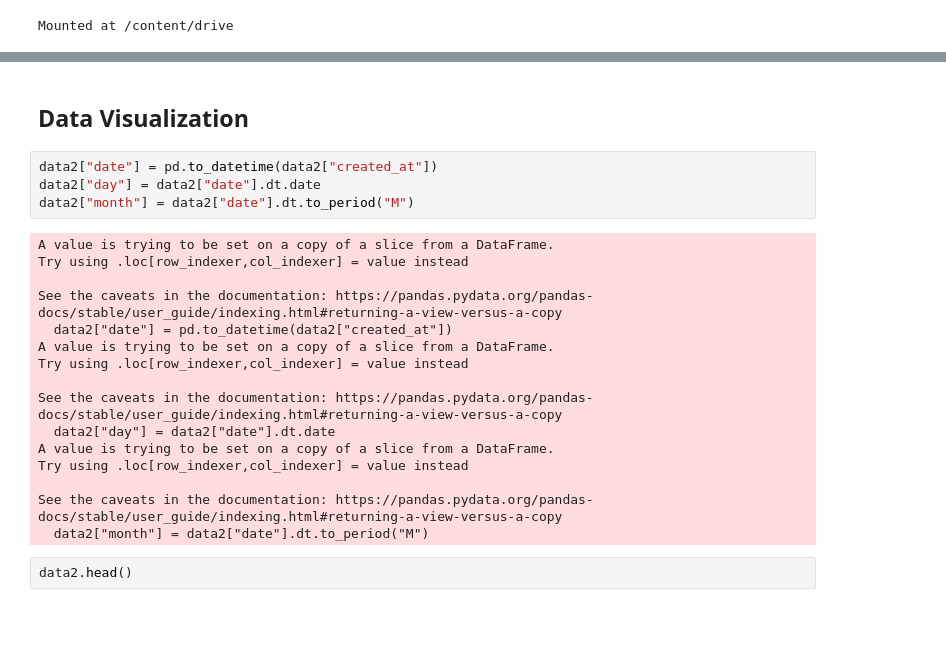
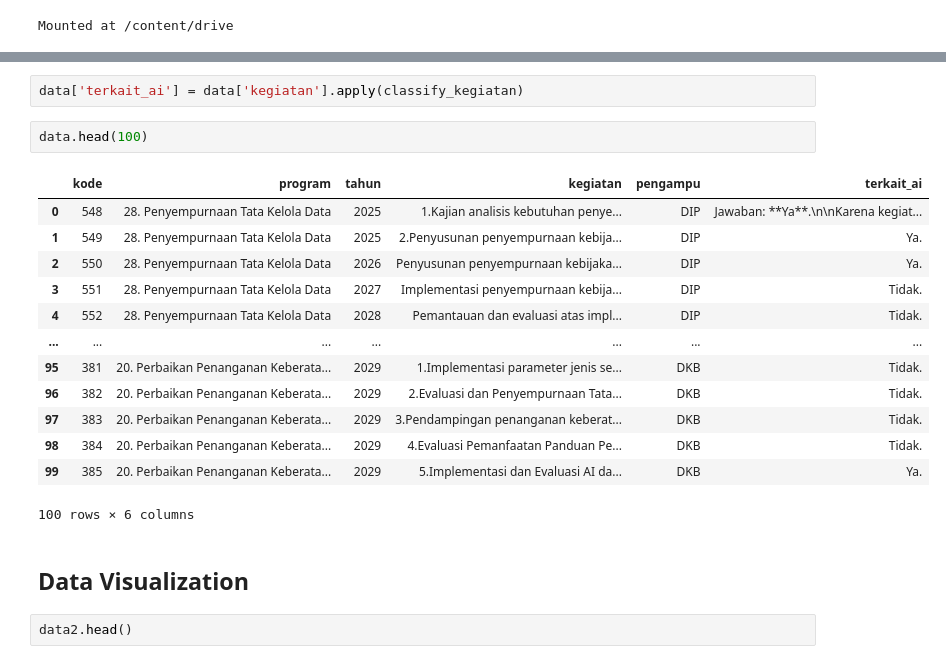
Before and after one commit to pratsup/gitlearn, a Jupyter notebook: AnalisisKegiatan.ipynb, the cells around one changed output, grey strips where cells are left out. Cells and saved outputs as stored; diff of their text form; blank space fills up the shorter version.

```diff
--- a/AnalisisKegiatan.ipynb
+++ b/AnalisisKegiatan.ipynb
@@ -149,25 +140,23 @@ data2.head(50)
+# %%
+data['terkait_ai'] = data['kegiatan'].apply(classify_kegiatan)
+# %%
+data.head(100)
+# %% [output]
+|  | kode | program | tahun | kegiatan | pengampu | terkait_ai |
+| 0 | 548 | 28. Penyempurnaan Tata Kelola Data | 2025 | 1.Kajian analisis kebutuhan penye... | DIP | Jawaban: **Ya**.\n\nKarena kegiat... |
+| 1 | 549 | 28. Penyempurnaan Tata Kelola Data | 2025 | 2.Penyusunan penyempurnaan kebija... | DIP | Ya. |
+| 2 | 550 | 28. Penyempurnaan Tata Kelola Data | 2026 | Penyusunan penyempurnaan kebijaka... | DIP | Ya. |
+| 3 | 551 | 28. Penyempurnaan Tata Kelola Data | 2027 | Implementasi penyempurnaan kebija... | DIP | Tidak. |
+| 4 | 552 | 28. Penyempurnaan Tata Kelola Data | 2028 | Pemantauan dan evaluasi atas impl... | DIP | Tidak. |
+| ... | ... | ... | ... | ... | ... | ... |
+| 95 | 381 | 20. Perbaikan Penanganan Keberata... | 2029 | 1.Implementasi parameter jenis se... | DKB | Tidak. |
+| 96 | 382 | 20. Perbaikan Penanganan Keberata... | 2029 | 2.Evaluasi dan Penyempurnaan Tata... | DKB | Tidak. |
+| 97 | 383 | 20. Perbaikan Penanganan Keberata... | 2029 | 3.Pendampingan penanganan keberat... | DKB | Tidak. |
+| 98 | 384 | 20. Perbaikan Penanganan Keberata... | 2029 | 4.Evaluasi Pemanfaatan Panduan Pe... | DKB | Tidak. |
+| 99 | 385 | 20. Perbaikan Penanganan Keberata... | 2029 | 5.Implementasi dan Evaluasi AI da... | DKB | Ya. |
+100 rows × 6 columns
 # %% [markdown]
 ## Data Visualization
-# %%
-data2["date"] = pd.to_datetime(data2["created_at"])
-data2["day"] = data2["date"].dt.date
-data2["month"] = data2["date"].dt.to_period("M")
-# %% [output]
-A value is trying to be set on a copy of a slice from a DataFrame.
-Try using .loc[row_indexer,col_indexer] = value instead
-
-See the caveats in the documentation: https://pandas.pydata.org/pandas-docs/stable/user_guide/indexing.html#returning-a-view-versus-a-copy
-  data2["date"] = pd.to_datetime(data2["created_at"])
-A value is trying to be set on a copy of a slice from a DataFrame.
-Try using .loc[row_indexer,col_indexer] = value instead
-
-See the caveats in the documentation: https://pandas.pydata.org/pandas-docs/stable/user_guide/indexing.html#returning-a-view-versus-a-copy
-  data2["day"] = data2["date"].dt.date
-A value is trying to be set on a copy of a slice from a DataFrame.
-Try using .loc[row_indexer,col_indexer] = value instead
-
-See the caveats in the documentation: https://pandas.pydata.org/pandas-docs/stable/user_guide/indexing.html#returning-a-view-versus-a-copy
-  data2["month"] = data2["date"].dt.to_period("M")
 # %%
 data2.head()
 # %% [output]
```
Also changed, not shown: parts of 18 cells of this notebook.
